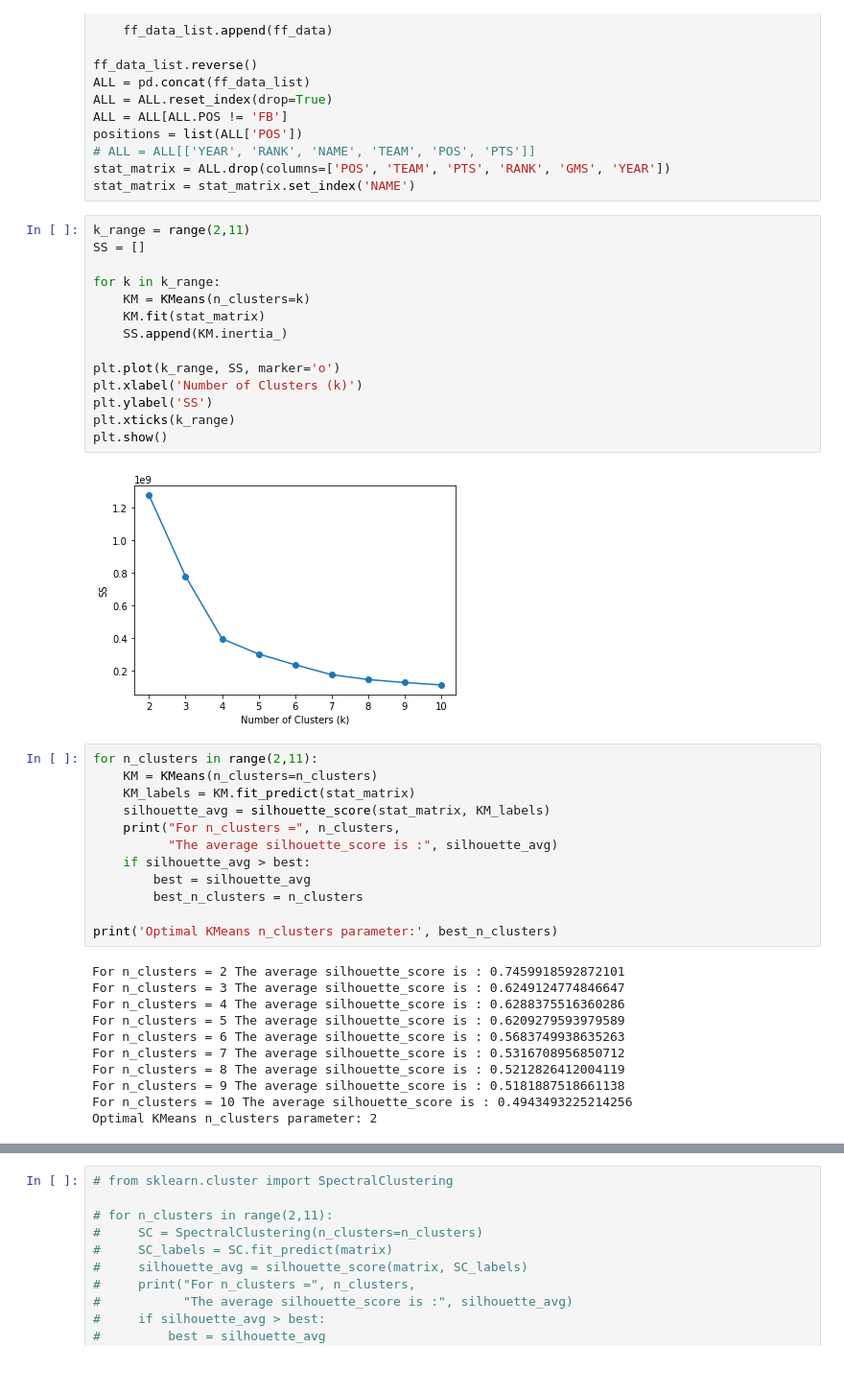
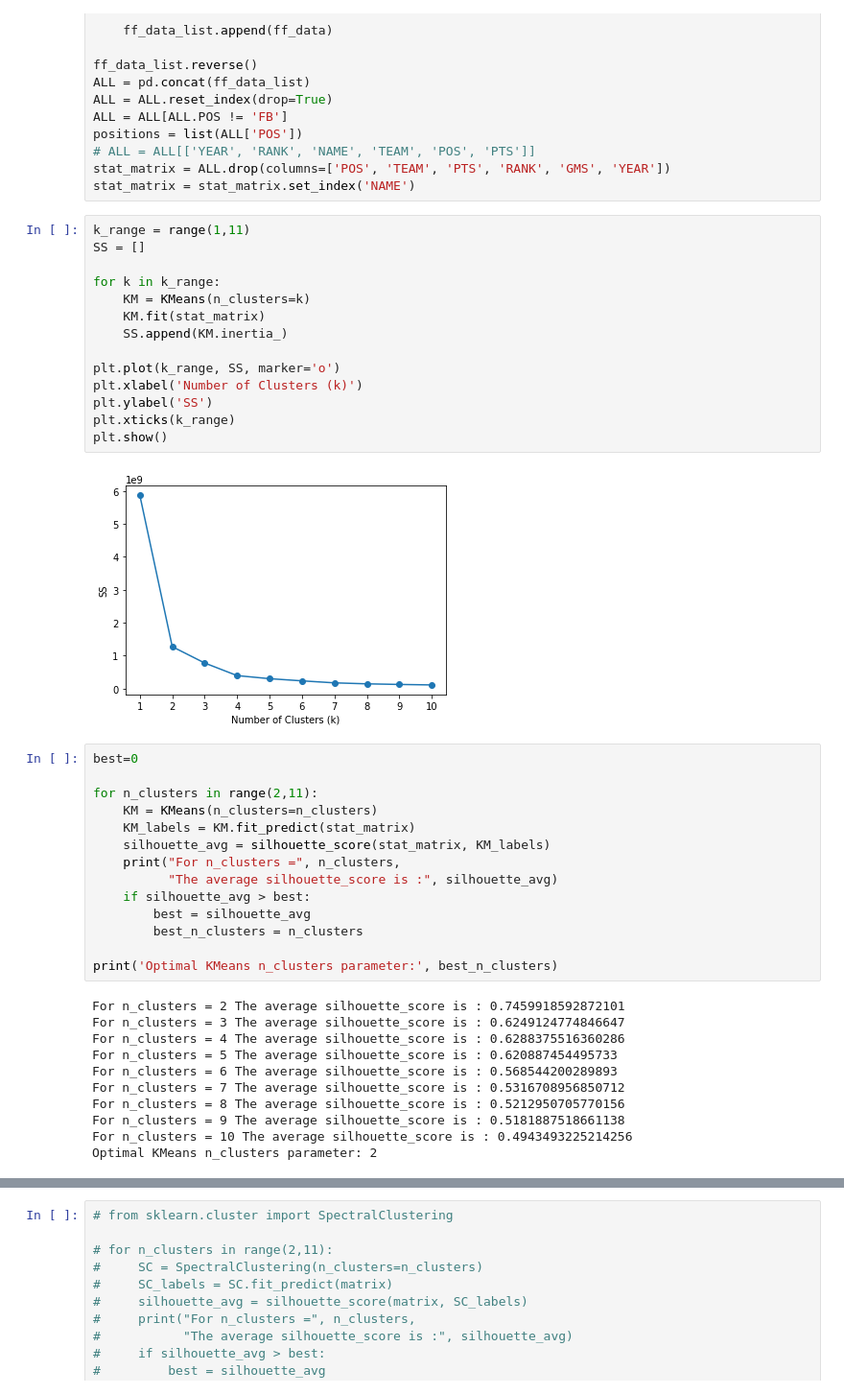
Before and after one commit to jlwalsh13/Capstone_1, a Jupyter notebook: ff_clustering.ipynb, the cells around one changed output, grey strips where cells are left out. Shown at 96% size. Drawn from its saved outputs; the diff is of its cells as text.

```diff
--- a/ff_clustering.ipynb
+++ b/ff_clustering.ipynb
@@ -45,22 +45,24 @@ positions = list(ALL['POS'])
 stat_matrix = ALL.drop(columns=['POS', 'TEAM', 'PTS', 'RANK', 'GMS', 'YEAR'])
 stat_matrix = stat_matrix.set_index('NAME')
 # %%
-k_range = range(2,11)
+k_range = range(1,11)
 SS = []
 
 for k in k_range:
     KM = KMeans(n_clusters=k)
     KM.fit(stat_matrix)
     SS.append(KM.inertia_)
 
 plt.plot(k_range, SS, marker='o')
 plt.xlabel('Number of Clusters (k)')
 plt.ylabel('SS')
 plt.xticks(k_range)
 plt.show()
 # %% [output]
-[figure, old version]
+[figure, new version]
 # %%
+best=0
+
 for n_clusters in range(2,11):
     KM = KMeans(n_clusters=n_clusters)
     KM_labels = KM.fit_predict(stat_matrix)
@@ -76,10 +78,10 @@ print('Optimal KMeans n_clusters parameter:', best_n_clusters)
 For n_clusters = 2 The average silhouette_score is : 0.7459918592872101
 For n_clusters = 3 The average silhouette_score is : 0.6249124774846647
 For n_clusters = 4 The average silhouette_score is : 0.6288375516360286
-For n_clusters = 5 The average silhouette_score is : 0.6209279593979589
-For n_clusters = 6 The average silhouette_score is : 0.5683749938635263
+For n_clusters = 5 The average silhouette_score is : 0.620887454495733
+For n_clusters = 6 The average silhouette_score is : 0.568544200289893
 For n_clusters = 7 The average silhouette_score is : 0.5316708956850712
-For n_clusters = 8 The average silhouette_score is : 0.5212826412004119
+For n_clusters = 8 The average silhouette_score is : 0.5212950705770156
 For n_clusters = 9 The average silhouette_score is : 0.5181887518661138
 For n_clusters = 10 The average silhouette_score is : 0.4943493225214256
 Optimal KMeans n_clusters parameter: 2
```
Also changed, not shown: parts of 16 cells of this notebook, 2 other files.
